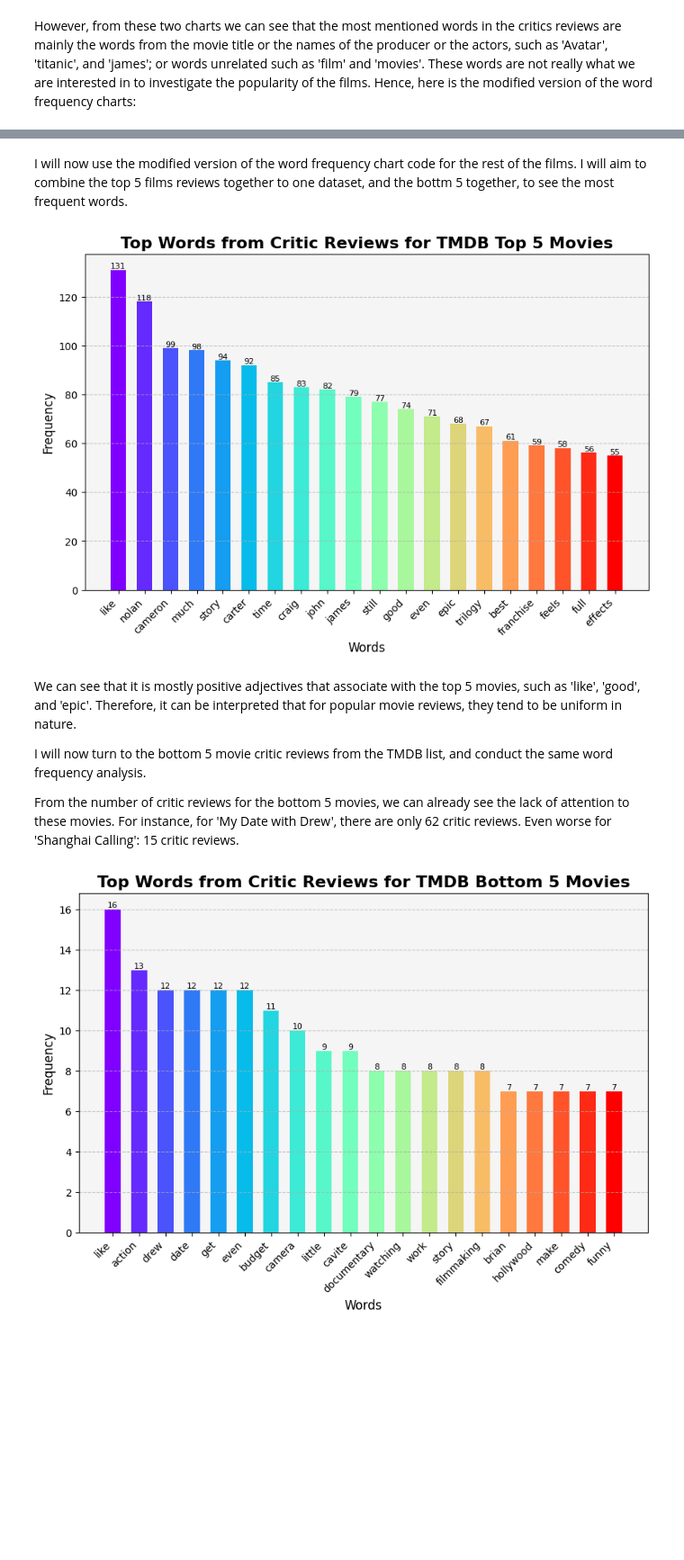
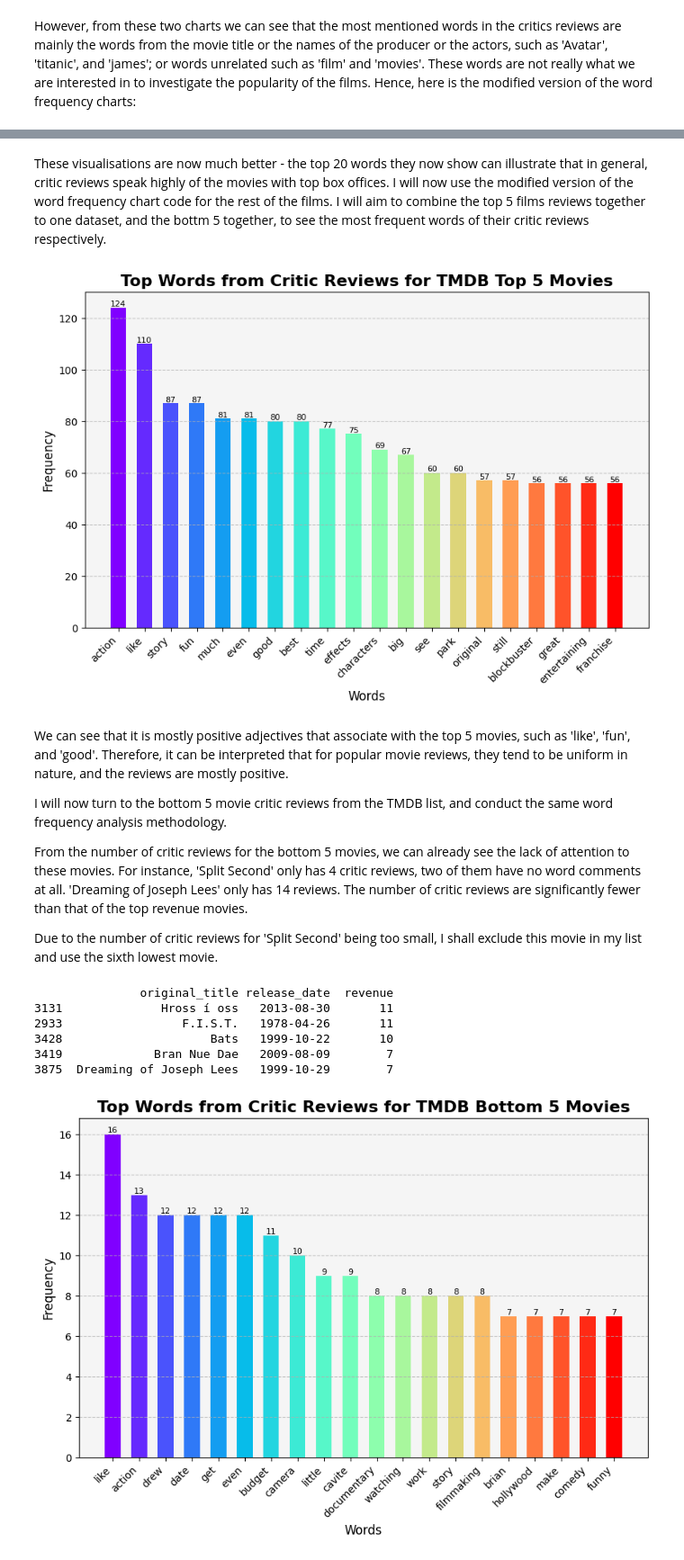
Before and after one commit to khou128/QM2, a Jupyter notebook: Project_NLP.ipynb, the cells around one changed output, grey strips where cells are left out. Shown at 90% size. Saved outputs shown, nothing was run; the diff lists cells and outputs as text; code cells hidden in the pictures; blank space fills up the shorter version.

```diff
--- a/Project_NLP.ipynb
+++ b/Project_NLP.ipynb
@@ -296,9 +296,9 @@ plt.show()
 # %%
-#Word frequency for Pirates of the Caribbean: At Worlds End:
+#Word frequency for Titanic:
 text_data = ' '.join(df1['review-text'].dropna())
 words = word_tokenize(text_data)
 stop_words = set(stopwords.words('english'))
-exclude_words = ['end','world','pirates','caribbean', 'film', 'films', 'movie', 'movies']  # Add the words to exclude
+exclude_words = ['titanic', 'cameron', 'james', 'film', 'films', 'movie', 'movies']  # Add the words to exclude
 words = [word.lower() for word in words if word.isalpha() and word.lower() not in stop_words and word.lower() not in exclude_words] # Filter out stop words and excluded words
 freq_dist = FreqDist(words)
 top_words = freq_dist.most_common(20)
@@ -307,7 +307,7 @@ plt.figure(figsize=(10, 6))
 bars = plt.bar(*zip(*top_words), color=colormap(range(len(top_words))), width=0.6, align='center')
 plt.xlabel('Words', fontsize=12)
 plt.ylabel('Frequency', fontsize=12)
-plt.title('Top Words from Critic Reviews for Pirates of the Caribbean: At Worlds End', fontsize=16, fontweight='bold')
+plt.title('Top Words for Titanic Critic Reviews', fontsize=16, fontweight='bold')
 plt.xticks(rotation=45, ha='right', fontsize=10)
 plt.gca().set_facecolor('#F5F5F5')
 plt.grid(axis='y', linestyle='--', alpha=0.7)
@@ -320,49 +320,52 @@ plt.show()
 # %% [markdown]
-I will now use the modified version of the word frequency chart code for the rest of the films. I will aim to combine the top 5 films reviews together to one dataset, and the bottm 5 together, to see the most frequent words.
+These visualisations are now much better - the top 20 words they now show can illustrate that in general, critic reviews speak highly of the movies with top box offices. I will now use the modified version of the word frequency chart code for the rest of the films. I will aim to combine the top 5 films reviews together to one dataset, and the bottm 5 together, to see the most frequent words of their critic reviews respectively.
 # %%
 #The rest of the top 5 movies:
-#Spectre:
-url2 = 'https://raw.githubusercontent.com/khou128/QM2/main/Spectre.csv'
+#The Avengers:
+url2 = 'https://raw.githubusercontent.com/khou128/QM2/main/The%20Avengers.csv'
 df2 = pd.read_csv(url2)
 
 
-#The Dark Knight Rises
-url3 = 'https://raw.githubusercontent.com/khou128/QM2/main/THE%20DARK%20KNIGHT%20RISES.csv'
+#Jurassic World
+url3 = 'https://raw.githubusercontent.com/khou128/QM2/main/Jurassic%20World.csv'
 df3 = pd.read_csv(url3)
 
-#John Carter
-url4 = 'https://raw.githubusercontent.com/khou128/QM2/main/John%20Carter%20.csv'
+#Furious 7
+url4 = 'https://raw.githubusercontent.com/khou128/QM2/main/Furious%207.csv'
 df4 = pd.read_csv(url4)
 # %%
 #Merge top 5 critic reviews to one data frame:
 top5 = pd.concat([df,df1,df2,df3,df4])
 # %%
-#Visualise the word frequency for top 5:
+#Visualise the word frequency for top 5, excluding some unrelated words:
 text_data = ' '.join(top5['review-text'].dropna())
 words = word_tokenize(text_data)
 stop_words = set(stopwords.words('english'))
-exclude_words = ['bond', 'end','world','pirates','caribbean', 'film', 'films', 'movie', 'movies', 'spectre', 'dark','knight','avatar','action','world','one','rises','batman']  # Add the words to exclude
+exclude_words = ['film', 'films', 'movie', 'movies','avatar','titanic', 'cameron', 'james', 'jurassic', 'avengers','furious', 'world','one', 'whedon']  # Add the words to exclude
 words = [word.lower() for word in words if word.isalpha() and word.lower() not in stop_words and word.lower() not in exclude_words] # Filter out stop words and excluded words
 freq_dist = FreqDist(words)
 top_words = freq_dist.most_common(20)
 colormap = cm.get_cmap('rainbow', len(top_words))
 plt.figure(figsize=(10, 6))
 bars = plt.bar(*zip(*top_words), color=colormap(range(len(top_words))), width=0.6, align='center')
 plt.xlabel('Words', fontsize=12)
 plt.ylabel('Frequency', fontsize=12)
 plt.title('Top Words from Critic Reviews for TMDB Top 5 Movies', fontsize=16, fontweight='bold')
 plt.xticks(rotation=45, ha='right', fontsize=10)
 plt.gca().set_facecolor('#F5F5F5')
 plt.grid(axis='y', linestyle='--', alpha=0.7)
 for bar in bars:
     yval = bar.get_height()
     plt.text(bar.get_x() + bar.get_width()/2, yval + 0.01, round(yval, 2), ha='center', va='bottom', fontsize=8)
 plt.show()
 # %% [output]
-[figure, old version]
+[figure, new version]
 # %% [markdown]
-We can see that it is mostly positive adjectives that associate with the top 5 movies, such as 'like', 'good', and 'epic'. Therefore, it can be interpreted that for popular movie reviews, they tend to be uniform in nature.
+We can see that it is mostly positive adjectives that associate with the top 5 movies, such as 'like', 'fun', and 'good'. Therefore, it can be interpreted that for popular movie reviews, they tend to be uniform in nature, and the reviews are mostly positive.
 
-I will now turn to the bottom 5 movie critic reviews from the TMDB list, and conduct the same word frequency analysis.
+I will now turn to the bottom 5 movie critic reviews from the TMDB list, and conduct the same word frequency analysis methodology.
 
-From the number of critic reviews for the bottom 5 movies, we can already see the lack of attention to these movies. For instance, for 'My Date with Drew', there are only 62 critic reviews. Even worse for 'Shanghai Calling': 15 critic reviews.
+From the number of critic reviews for the bottom 5 movies, we can already see the lack of attention to these movies. For instance, 'Split Second' only has 4 critic reviews, two of them have no word comments at all. 'Dreaming of Joseph Lees' only has 14 reviews. The number of critic reviews are significantly fewer than that of the top revenue movies.
+
+
+Due to the number of critic reviews for 'Split Second' being too small, I shall exclude this movie in my list and use the sixth lowest movie.
@@ -369,2 +375,11 @@ From the number of critic reviews for the bottom 5 movies, we can already see th
+# %%
+print(filtered_df.tail())
+# %% [output]
+               original_title release_date  revenue
+3131              Hross í oss   2013-08-30       11
+2933                 F.I.S.T.   1978-04-26       11
+3428                     Bats   1999-10-22       10
+3419             Bran Nue Dae   2009-08-09        7
+3875  Dreaming of Joseph Lees   1999-10-29        7
 # %%
 #Scraped csv files from the bottom 5 movies:
```
Also changed, not shown: parts of 9 cells of this notebook.
